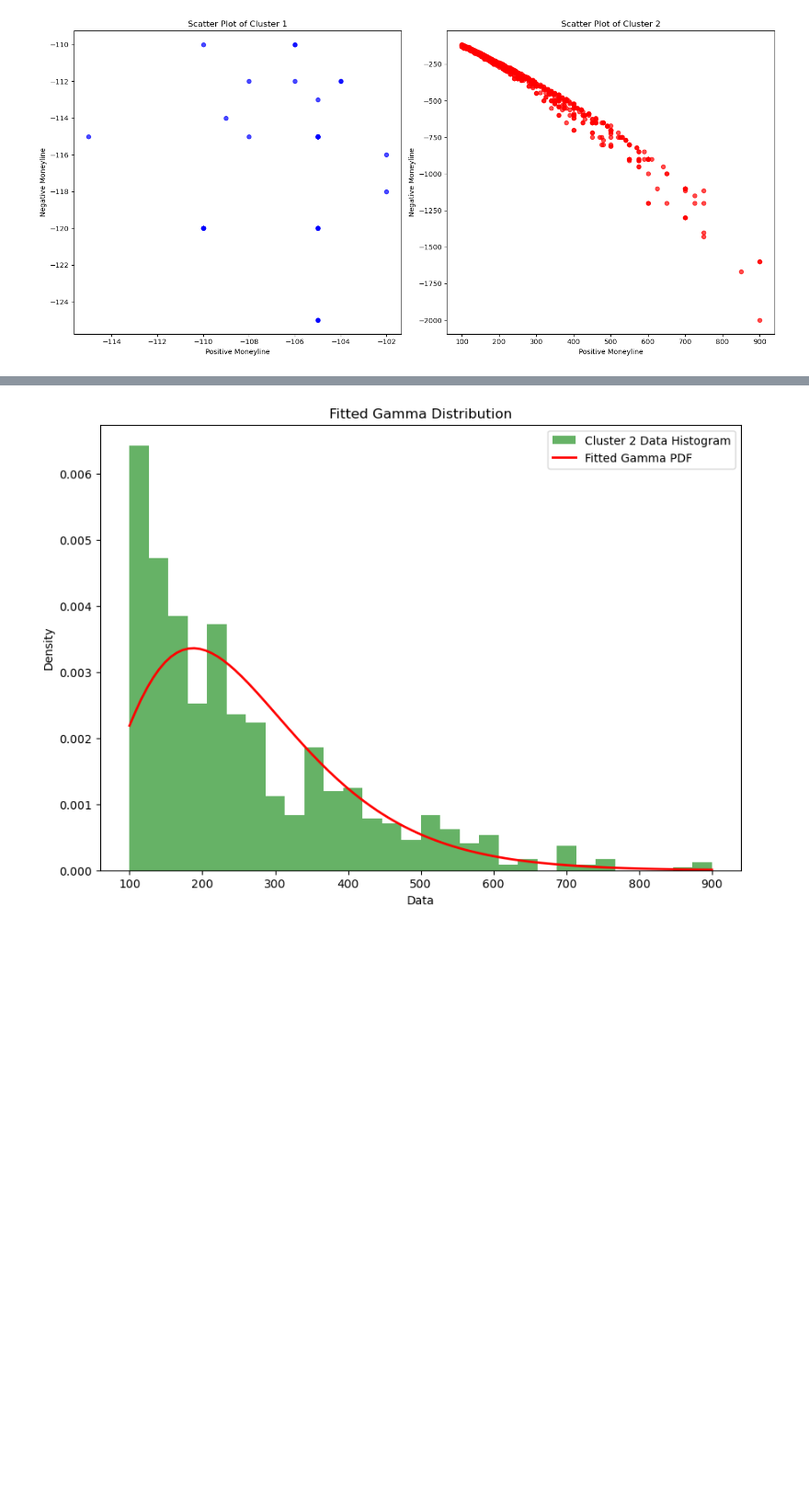
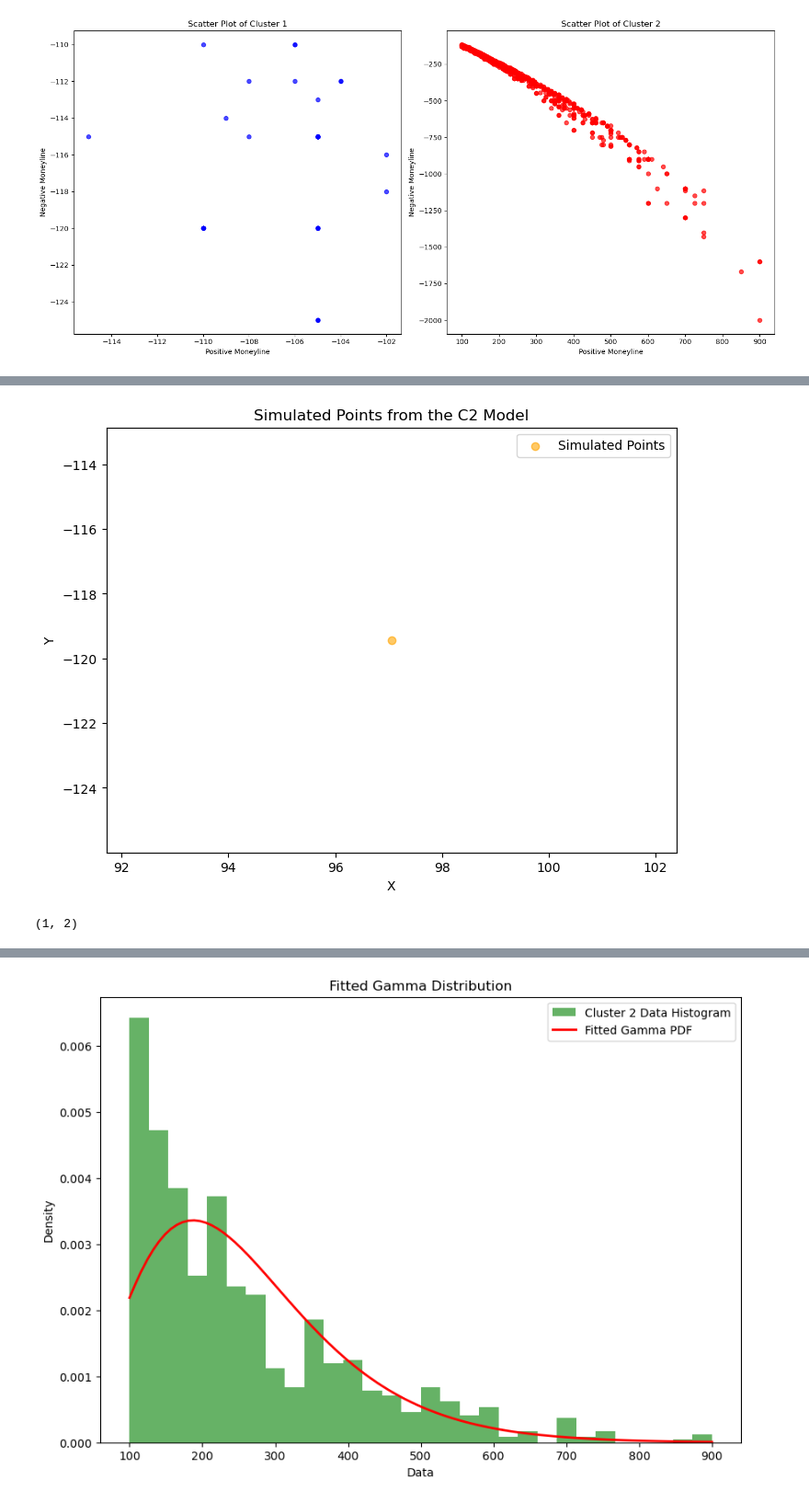
Before and after one commit to jakebirnbach/MoneyLineGANs, a Jupyter notebook: ML Models/stat_model.ipynb, the cells around one changed output, grey strips where cells are left out. Shown at 92% size. Drawn from its saved outputs; the diff is of its cells as text; code cells hidden in the pictures; blank space fills up the shorter version.

Commit message:
added generate method

```diff
--- a/ML Models/stat_model.ipynb
+++ b/ML Models/stat_model.ipynb
@@ -246,0 +324,13 @@ plt.show()
+# %%
+data = m1.generate_c2()
+plt.figure(figsize=(8, 6))
+plt.scatter(data[:, 0], data[:, 1] ,label='Simulated Points', color='orange', alpha=0.6)
+plt.xlabel('X')
+plt.ylabel('Y')
+plt.title('Simulated Points from the C2 Model')
+plt.legend()
+plt.show()
+data.shape
+# %% [output]
+[figure, added]
+(1, 2)
```
Also changed, not shown: parts of 7 cells of this notebook.
